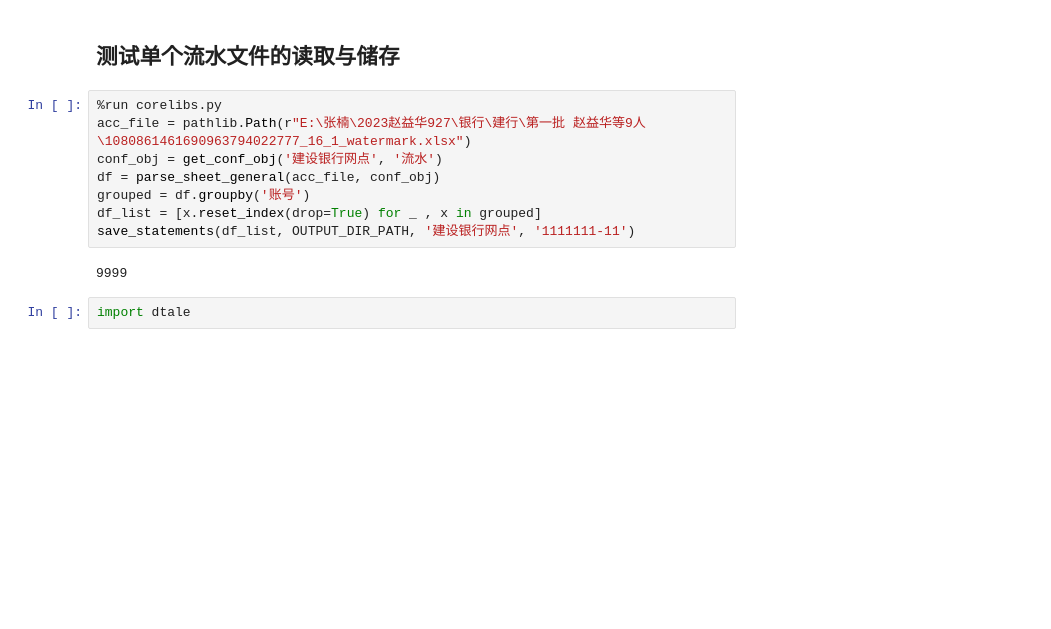
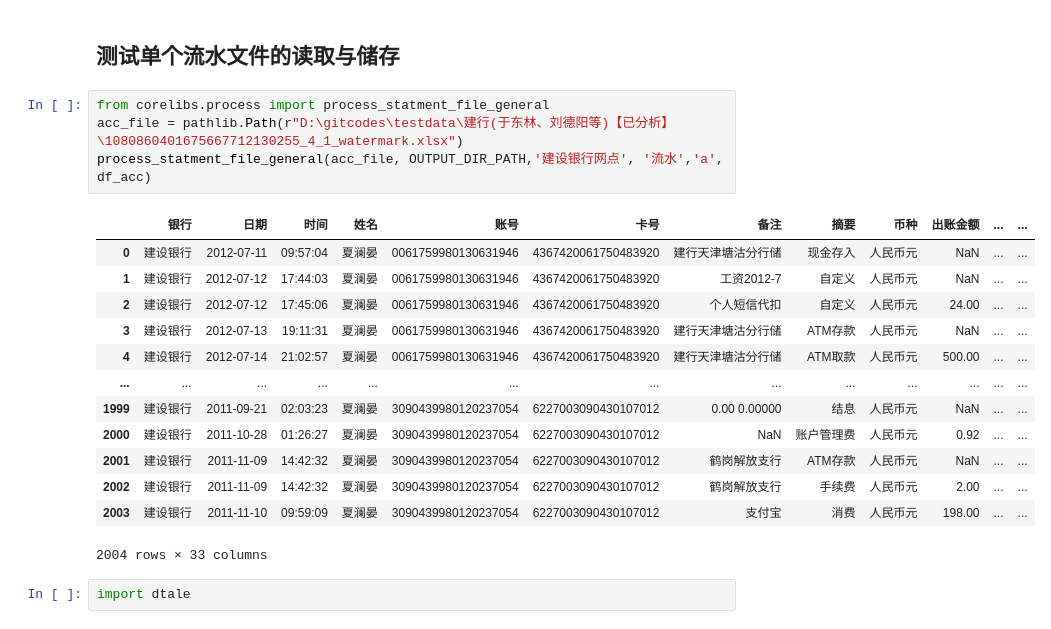
Before and after one commit to innerseacn/pynbCaseData, a Jupyter notebook: 数据清洗.ipynb, the cells around one changed output. Drawn from its saved outputs; the diff is of its cells as text; blank space fills up the shorter version.

```diff
--- a/数据清洗.ipynb
+++ b/数据清洗.ipynb
@@ -86,15 +91,23 @@ dtale.show(df, open_browser=True)
 # %% [markdown]
 ## 测试单个流水文件的读取与储存
 # %%
-%run corelibs.py
-acc_file = pathlib.Path(r"E:\张楠\2023赵益华927\银行\建行\第一批 赵益华等9人\1080861461690963794022777_16_1_watermark.xlsx")
-conf_obj = get_conf_obj('建设银行网点', '流水')
-df = parse_sheet_general(acc_file, conf_obj)
-grouped = df.groupby('账号')
-df_list = [x.reset_index(drop=True) for _ , x in grouped]
-save_statements(df_list, OUTPUT_DIR_PATH, '建设银行网点', '1111111-11')
+from corelibs.process import process_statment_file_general
+acc_file = pathlib.Path(r"D:\gitcodes\testdata\建行(于东林、刘德阳等)【已分析】\1080860401675667712130255_4_1_watermark.xlsx")
+process_statment_file_general(acc_file, OUTPUT_DIR_PATH,'建设银行网点', '流水','a', df_acc)
 # %% [output]
+|  | 银行 | 日期 | 时间 | 姓名 | 账号 | 卡号 | 备注 | 摘要 | 币种 | 出账金额 | ... | ... |
+| 0 | 建设银行 | 2012-07-11 | 09:57:04 | 夏澜晏 | 0061759980130631946 | 4367420061750483920 | 建行天津塘沽分行储 | 现金存入 | 人民币元 | NaN | ... | ... |
+| 1 | 建设银行 | 2012-07-12 | 17:44:03 | 夏澜晏 | 0061759980130631946 | 4367420061750483920 | 工资2012-7 | 自定义 | 人民币元 | NaN | ... | ... |
+| 2 | 建设银行 | 2012-07-12 | 17:45:06 | 夏澜晏 | 0061759980130631946 | 4367420061750483920 | 个人短信代扣 | 自定义 | 人民币元 | 24.00 | ... | ... |
+| 3 | 建设银行 | 2012-07-13 | 19:11:31 | 夏澜晏 | 0061759980130631946 | 4367420061750483920 | 建行天津塘沽分行储 | ATM存款 | 人民币元 | NaN | ... | ... |
+| 4 | 建设银行 | 2012-07-14 | 21:02:57 | 夏澜晏 | 0061759980130631946 | 4367420061750483920 | 建行天津塘沽分行储 | ATM取款 | 人民币元 | 500.00 | ... | ... |
+| ... | ... | ... | ... | ... | ... | ... | ... | ... | ... | ... | ... | ... |
+| 1999 | 建设银行 | 2011-09-21 | 02:03:23 | 夏澜晏 | 3090439980120237054 | 6227003090430107012 | 0.00 0.00000 | 结息 | 人民币元 | NaN | ... | ... |
+| 2000 | 建设银行 | 2011-10-28 | 01:26:27 | 夏澜晏 | 3090439980120237054 | 6227003090430107012 | NaN | 账户管理费 | 人民币元 | 0.92 | ... | ... |
+| 2001 | 建设银行 | 2011-11-09 | 14:42:32 | 夏澜晏 | 3090439980120237054 | 6227003090430107012 | 鹤岗解放支行 | ATM存款 | 人民币元 | NaN | ... | ... |
+| 2002 | 建设银行 | 2011-11-09 | 14:42:32 | 夏澜晏 | 3090439980120237054 | 6227003090430107012 | 鹤岗解放支行 | 手续费 | 人民币元 | 2.00 | ... | ... |
+| 2003 | 建设银行 | 2011-11-10 | 09:59:09 | 夏澜晏 | 3090439980120237054 | 6227003090430107012 | 支付宝 | 消费 | 人民币元 | 198.00 | ... | ... |
-9999
+2004 rows × 33 columns
 # %%
 import dtale
 # %%
```
Also changed, not shown: parts of 29 cells of this notebook, 13 other files.
